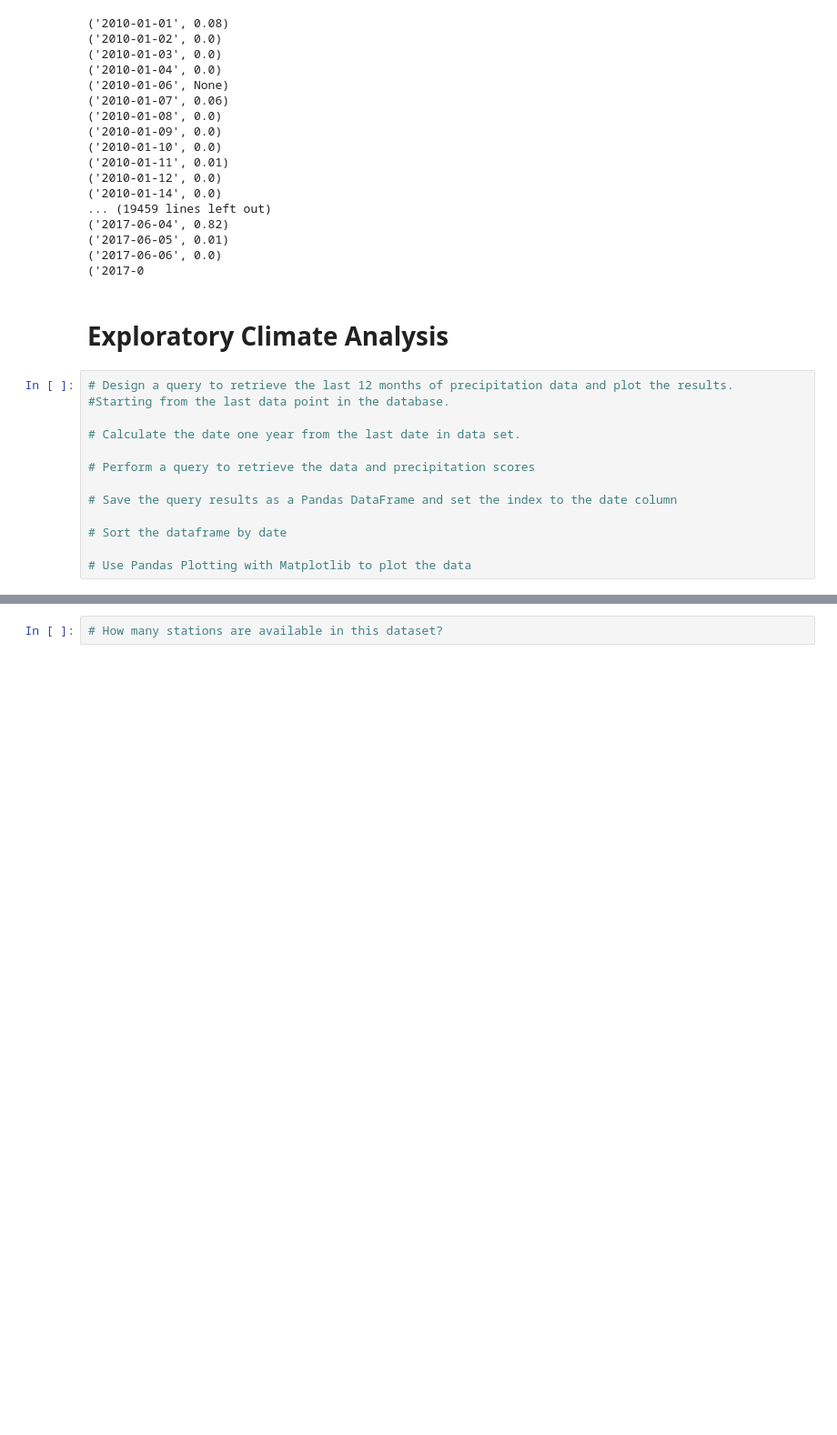
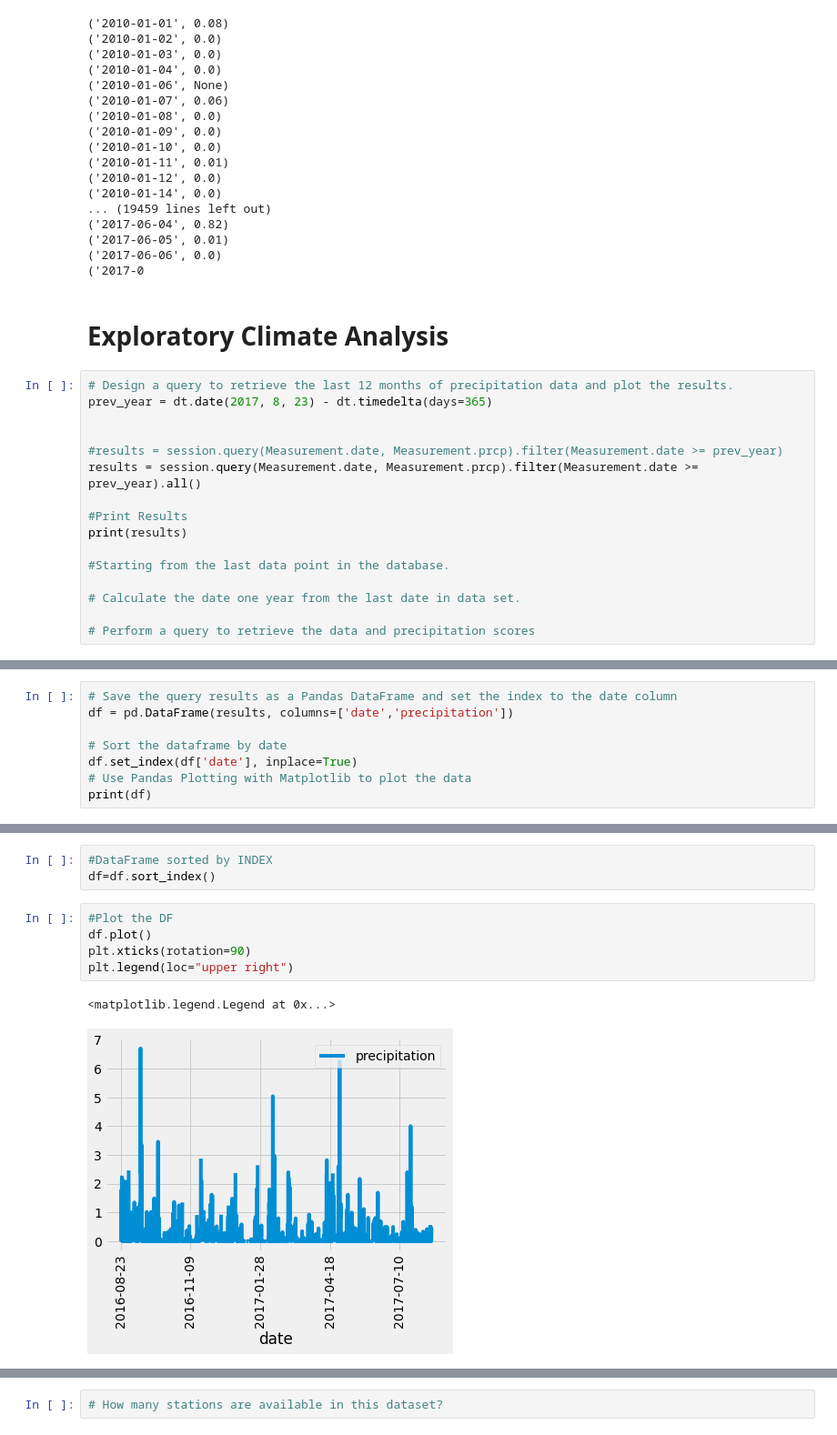
Before and after one commit to DataSolutions360/SURFS_UP, a Jupyter notebook: climate_analysis.ipynb, the cells around one changed output, grey strips where cells are left out. Shown: that part at 91% size. Saved outputs shown, nothing was run; the diff lists cells and outputs as text; blank space fills up the shorter version.

```diff
--- a/climate_analysis.ipynb
+++ b/climate_analysis.ipynb
@@ -67,14 +67,17 @@ for results in results:
 # Exploratory Climate Analysis
 # %%
 # Design a query to retrieve the last 12 months of precipitation data and plot the results.
+prev_year = dt.date(2017, 8, 23) - dt.timedelta(days=365)
+
+
+#results = session.query(Measurement.date, Measurement.prcp).filter(Measurement.date >= prev_year)
+results = session.query(Measurement.date, Measurement.prcp).filter(Measurement.date >= prev_year).all()
+
+#Print Results
+print(results)
+
 #Starting from the last data point in the database.
 
 # Calculate the date one year from the last date in data set.
 
 # Perform a query to retrieve the data and precipitation scores
-
-# Save the query results as a Pandas DataFrame and set the index to the date column
-
-# Sort the dataframe by date
-
-# Use Pandas Plotting with Matplotlib to plot the data
@@ -80,0 +86,8 @@ for results in results:
+# %%
+# Save the query results as a Pandas DataFrame and set the index to the date column
+df = pd.DataFrame(results, columns=['date','precipitation'])
+
+# Sort the dataframe by date
+df.set_index(df['date'], inplace=True)
+# Use Pandas Plotting with Matplotlib to plot the data
+print(df)
@@ -80,0 +131,11 @@ for results in results:
+# %%
+#DataFrame sorted by INDEX
+df=df.sort_index()
+# %%
+#Plot the DF
+df.plot()
+plt.xticks(rotation=90)
+plt.legend(loc="upper right")
+# %% [output]
+<matplotlib.legend.Legend at 0x...>
+[figure, added]
```
Also changed, not shown: parts of 5 cells of this notebook.
